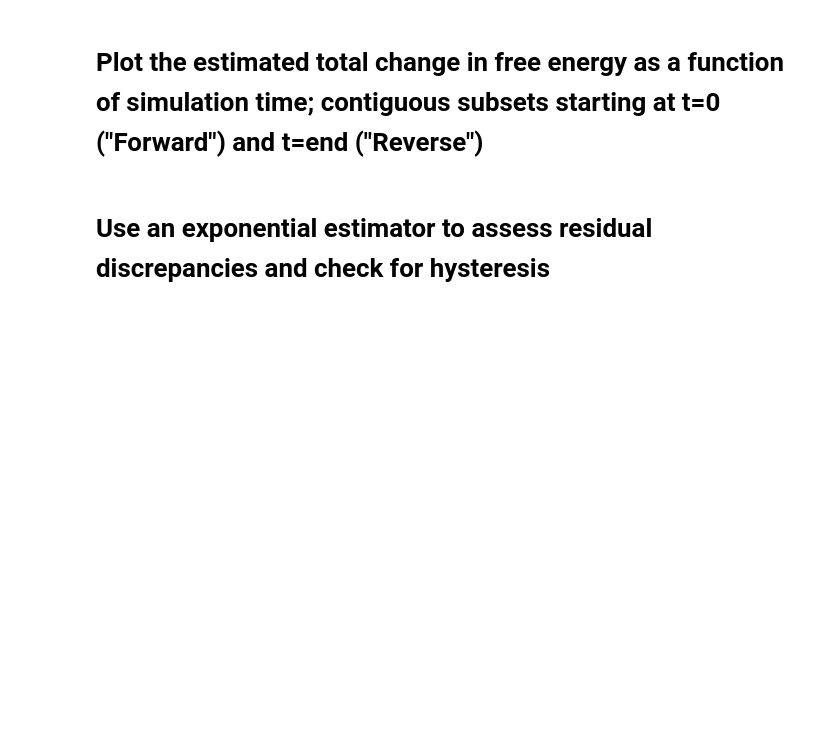
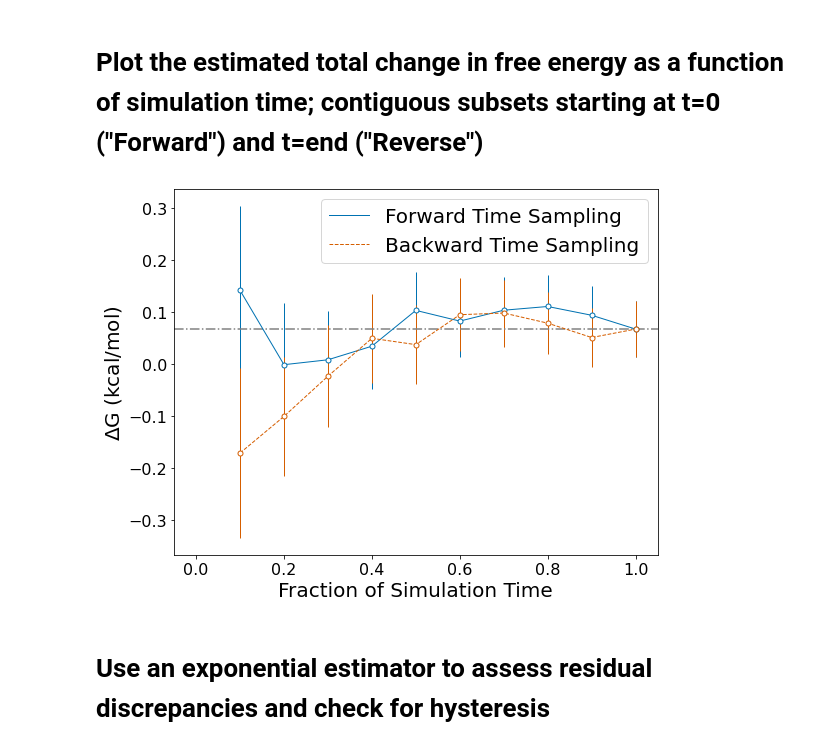
Before and after one commit to BranniganLab/safep, a Jupyter notebook: Sample Notebooks/BAR_Estimator_Basic.ipynb, the cells around one changed output. Cells and saved outputs as stored; diff of their text form; code cells hidden in the pictures; blank space fills up the shorter version.

Commit message:
Update BAR_Estimator_Basic.ipynb
Now works with safep package

```diff
--- a/Sample Notebooks/BAR_Estimator_Basic.ipynb
+++ b/Sample Notebooks/BAR_Estimator_Basic.ipynb
@@ -23,5 +33,4 @@ print(f"Will process {len(fepoutFiles)} fepout files.\nTotal size:{np.round(tota
 # %%
-fepoutFiles = natsorted(fepoutFiles)
 maxSize = 10**9 #Don't use the alchemlyb parser if larger than this size. (bytes)
 decorrelate = True #Flag for decorrelation of samples
 detectEQ = True #Flag for automated equilibrium detection
@@ -33,7 +42,7 @@ See Shirts and Chodera (2008) for more details
 "Statistically optimal analysis of samples from multiple equilibrium states" doi: 10.1063/1.2978177
 # %%
 if totalSize < maxSize:
-    u_nk, affix = readAndProcess(fepoutFiles, temperature, decorrelate, detectEQ)
+    u_nk, affix = safep.readAndProcess(fepoutFiles, temperature, decorrelate, detectEQ)
 
 else:
     print(f"Warning: The files you are trying to read are quite large. Total size={totalSize}.\nTry the read, decorrelate, save method in the Expanded version of this notebook or increase the maxSize variable above.\nIn the future, consider using less frequent sampling (e.g. every 100 steps).")
@@ -48,6 +62,6 @@ bar.fit(u_nk)
 # Extract key features from the MBAR fitting and get ΔG
 Note: alchemlyb operates in units of kT by default. We multiply by RT to convert to units of kcal/mol.
 # %%
-l, l_mid, f, df, ddf, errors = get_BAR(bar)
+l, l_mid, f, df, ddf, errors = safep.get_BAR(bar)
 changeAndError = f'\u0394G = {np.round(f.iloc[-1]*RT, 1)}\u00B1{np.round(errors[-1]*RT, 3)} kcal/mol'
 print(changeAndError)
@@ -73,19 +91,21 @@ plt.show()
 # %% [markdown]
 # Plot the estimated total change in free energy as a function of simulation time; contiguous subsets starting at t=0 ("Forward") and t=end ("Reverse")
 # %%
-fs, ferr, bs, berr = doConvergence(u_nk)
+fs, ferr, bs, berr = safep.doConvergence(u_nk)
 # %%
 fig, ax = plt.subplots(1,1, figsize=(8,6))
-ax = convergencePlot(ax, fs*RT, ferr*RT, bs*RT, berr*RT, fwdColor='#0072B2', bwdColor='#D55E00')
+ax = safep.convergencePlot(ax, fs*RT, ferr*RT, bs*RT, berr*RT, fwdColor='#0072B2', bwdColor='#D55E00')
 ax.legend(fontsize=20)
 ax.set_ylabel(r'$\rm\Delta G$ (kcal/mol)', fontsize=20)
 ax.set_xlabel('Fraction of Simulation Time', fontsize=20)
 plt.xticks(fontsize=16)
 plt.yticks(fontsize=16)
 fig.tight_layout()
 plt.savefig(f'{path}convergence_{affix}.png', dpi=600)
 plt.savefig(f'{path}convergence_{affix}.pdf')
 plt.savefig(f'{path}FEP_convergence.pdf')
+# %% [output]
+[figure, added]
 # %% [markdown]
 # Use an exponential estimator to assess residual discrepancies and check for hysteresis
 # %%
```
Also changed, not shown: parts of 9 cells of this notebook.
